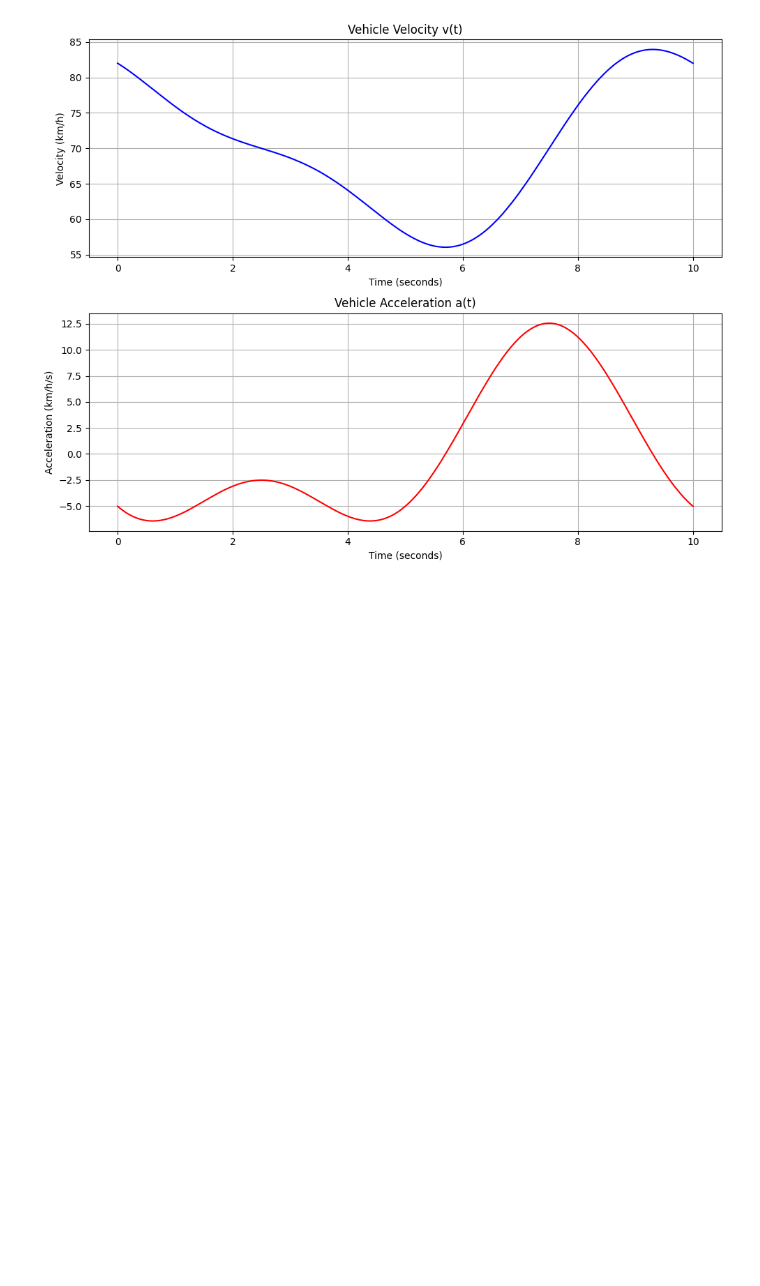
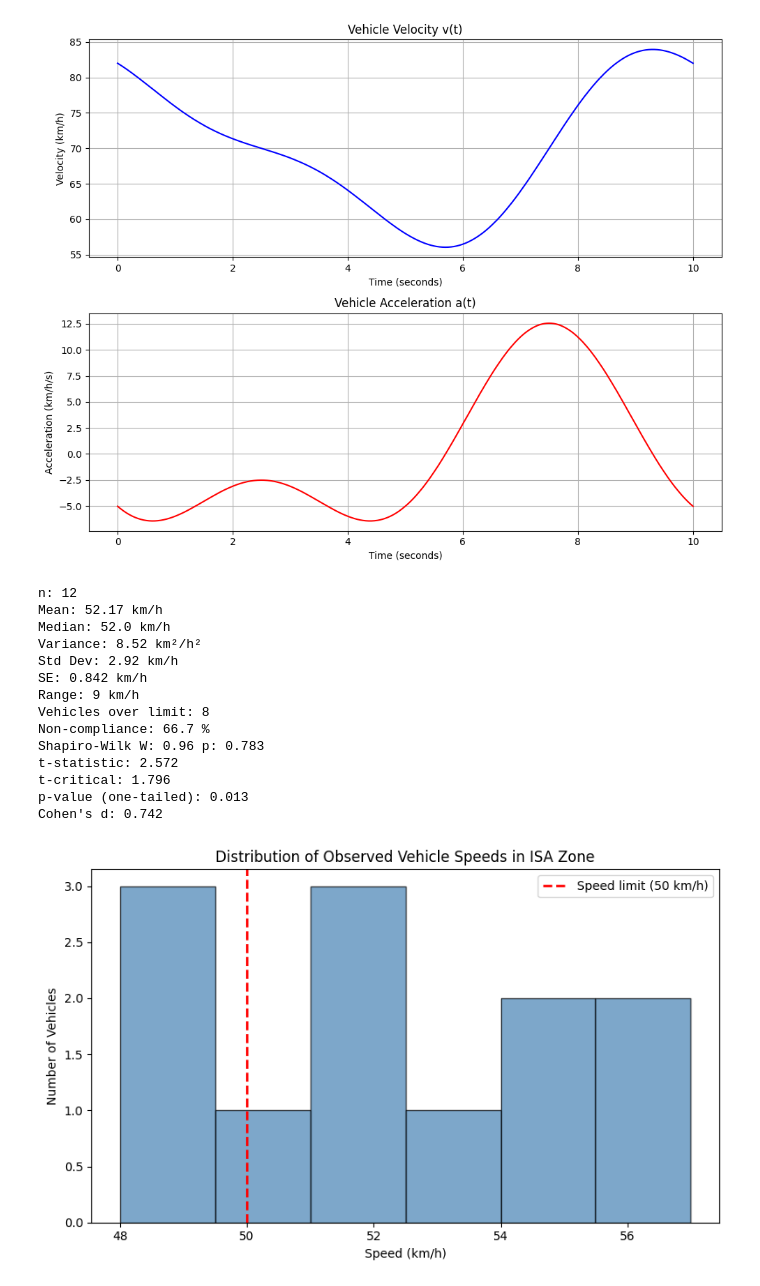
Before and after one commit to oamerciful-rgb/math-for-data-science, a Jupyter notebook: maths_portfolio.ipynb, the cells around one changed output. Cells and saved outputs as stored; diff of their text form; code cells hidden in the pictures; blank space fills up the shorter version.

```diff
--- a/maths_portfolio.ipynb
+++ b/maths_portfolio.ipynb
@@ -354,3 +361,79 @@ Speed range: 27.88 km/h
 Maximum: t=9.30s, v=83.94 km/h
 Minimum: t=5.70s, v=56.06 km/h
 [figure]
+# %%
+import numpy as np
+from scipy import stats
+import matplotlib.pyplot as plt
+
+speeds = [49, 52, 55, 48, 50, 53, 57, 51, 54, 49, 52, 56]
+speed_limit = 50
+
+# Descriptive statistics
+n = len(speeds)
+mean = np.mean(speeds)
+median = np.median(speeds)
+variance = np.var(speeds, ddof=1)
+std = np.std(speeds, ddof=1)
+se = std / np.sqrt(n)
+range_val = np.max(speeds) - np.min(speeds)
+
+print("n:", n)
+print("Mean:", round(mean, 2), "km/h")
+print("Median:", round(median, 2), "km/h")
+print("Variance:", round(variance, 2), "km²/h²")
+print("Std Dev:", round(std, 2), "km/h")
+print("SE:", round(se, 3), "km/h")
+print("Range:", range_val, "km/h")
+
+# Compliance
+over = sum(1 for s in speeds if s > speed_limit)
+print("Vehicles over limit:", over)
+print("Non-compliance:", round(over/n*100, 1), "%")
+
+# Shapiro-Wilk test
+stat, p_shapiro = stats.shapiro(speeds)
+print("Shapiro-Wilk W:", round(stat, 3), "p:", round(p_shapiro, 3))
+
+# One-sample t-test
+t_stat = (mean - speed_limit) / se
+df = n - 1
+p_value = stats.t.sf(t_stat, df)  # one-tailed
+t_critical = stats.t.ppf(0.95, df)
+
+print("t-statistic:", round(t_stat, 3))
+print("t-critical:", round(t_critical, 3))
+print("p-value (one-tailed):", round(p_value, 3))
+
+# Cohen's d
+cohens_d = (mean - speed_limit) / std
+print("Cohen's d:", round(cohens_d, 3))
+
+# Histogram
+plt.figure(figsize=(8, 5))
+plt.hist(speeds, bins=6, color='steelblue', edgecolor='black', alpha=0.7)
+plt.axvline(x=speed_limit, color='red', linestyle='--',
+            linewidth=2, label='Speed limit (50 km/h)')
+plt.title('Distribution of Observed Vehicle Speeds in ISA Zone')
+plt.xlabel('Speed (km/h)')
+plt.ylabel('Number of Vehicles')
+plt.legend()
+plt.tight_layout()
+plt.savefig('speed_distribution.png')
+plt.show()
+# %% [output]
+n: 12
+Mean: 52.17 km/h
+Median: 52.0 km/h
+Variance: 8.52 km²/h²
+Std Dev: 2.92 km/h
+SE: 0.842 km/h
+Range: 9 km/h
+Vehicles over limit: 8
+Non-compliance: 66.7 %
+Shapiro-Wilk W: 0.96 p: 0.783
+t-statistic: 2.572
+t-critical: 1.796
+p-value (one-tailed): 0.013
+Cohen's d: 0.742
+[figure, added]
```
Also changed, not shown: parts of 4 cells of this notebook.
